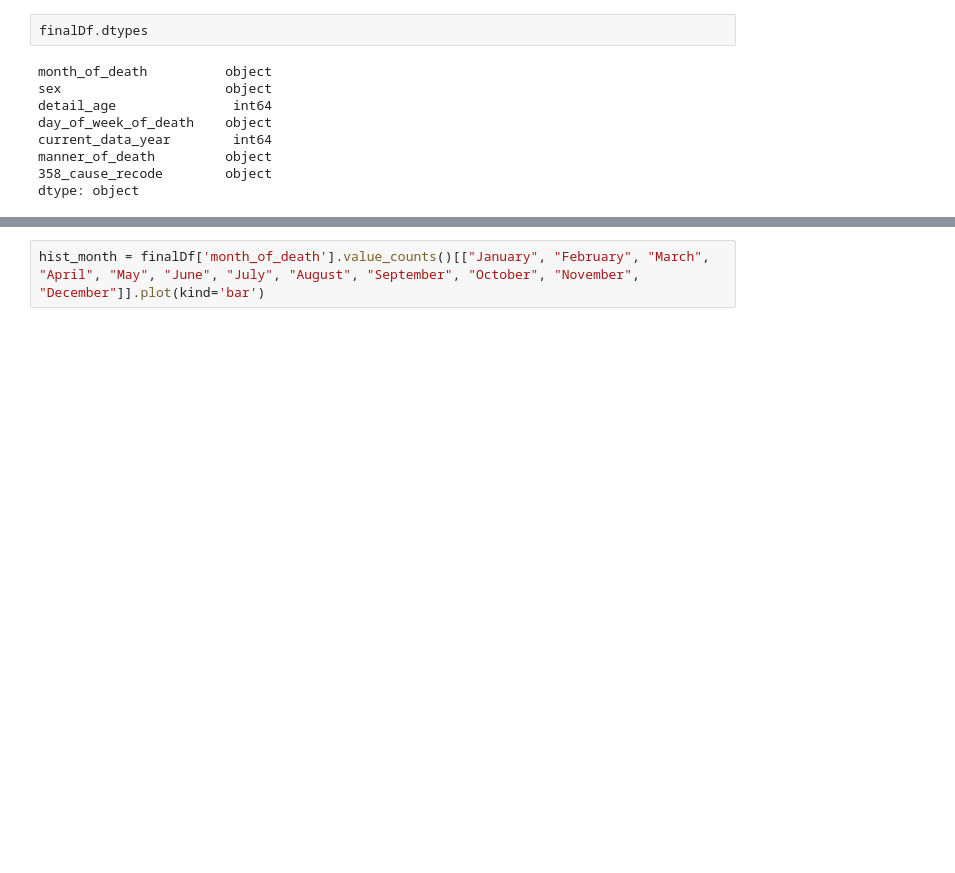
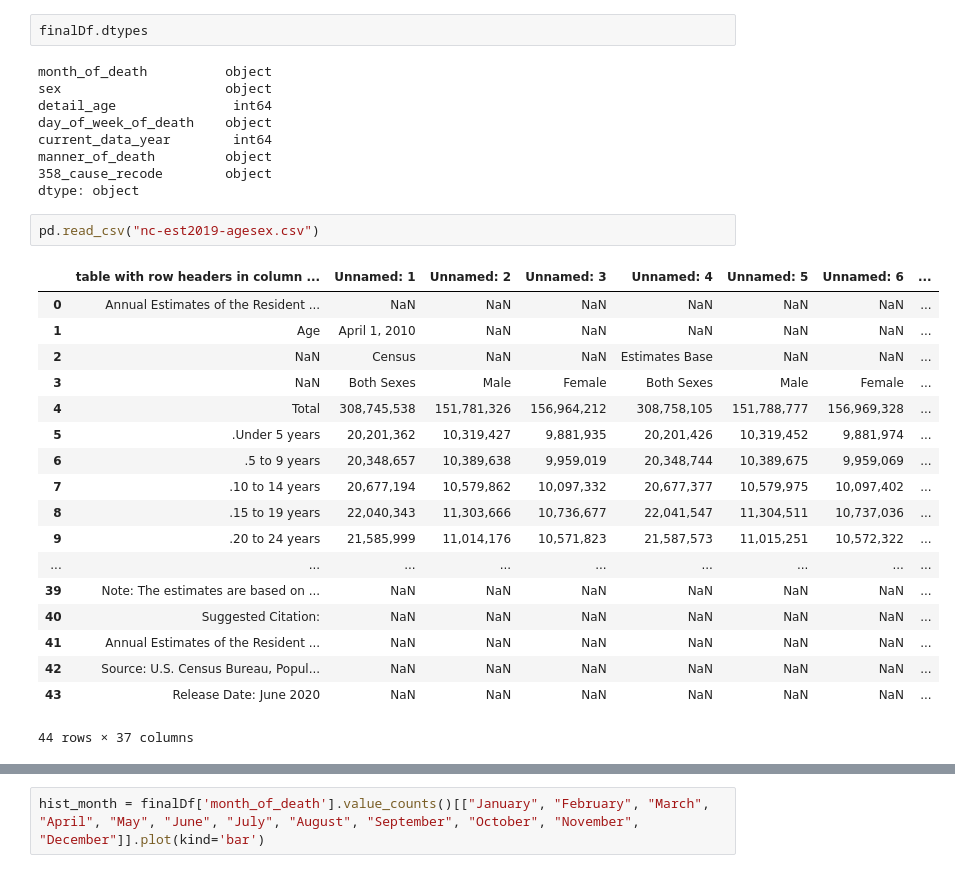
Before and after one commit to MimiBebe/Project-1Team3, a Jupyter notebook: Barbara.ipynb, the cells around one changed output, grey strips where cells are left out. Saved outputs shown, nothing was run; the diff lists cells and outputs as text; blank space fills up the shorter version.

```diff
--- a/Barbara.ipynb
+++ b/Barbara.ipynb
@@ -200,4 +206,25 @@ current_data_year        int64
 manner_of_death         object
 358_cause_recode        object
 dtype: object
+# %%
+pd.read_csv("nc-est2019-agesex.csv")
+# %% [output]
+|  | table with row headers in column ... | Unnamed: 1 | Unnamed: 2 | Unnamed: 3 | Unnamed: 4 | Unnamed: 5 | Unnamed: 6 | ... |
+| 0 | Annual Estimates of the Resident ... | NaN | NaN | NaN | NaN | NaN | NaN | ... |
+| 1 | Age | April 1, 2010 | NaN | NaN | NaN | NaN | NaN | ... |
+| 2 | NaN | Census | NaN | NaN | Estimates Base | NaN | NaN | ... |
+| 3 | NaN | Both Sexes | Male | Female | Both Sexes | Male | Female | ... |
+| 4 | Total | 308,745,538 | 151,781,326 | 156,964,212 | 308,758,105 | 151,788,777 | 156,969,328 | ... |
+| 5 | .Under 5 years | 20,201,362 | 10,319,427 | 9,881,935 | 20,201,426 | 10,319,452 | 9,881,974 | ... |
+| 6 | .5 to 9 years | 20,348,657 | 10,389,638 | 9,959,019 | 20,348,744 | 10,389,675 | 9,959,069 | ... |
+| 7 | .10 to 14 years | 20,677,194 | 10,579,862 | 10,097,332 | 20,677,377 | 10,579,975 | 10,097,402 | ... |
+| 8 | .15 to 19 years | 22,040,343 | 11,303,666 | 10,736,677 | 22,041,547 | 11,304,511 | 10,737,036 | ... |
+| 9 | .20 to 24 years | 21,585,999 | 11,014,176 | 10,571,823 | 21,587,573 | 11,015,251 | 10,572,322 | ... |
+| ... | ... | ... | ... | ... | ... | ... | ... | ... |
+| 39 | Note: The estimates are based on ... | NaN | NaN | NaN | NaN | NaN | NaN | ... |
+| 40 | Suggested Citation: | NaN | NaN | NaN | NaN | NaN | NaN | ... |
+| 41 | Annual Estimates of the Resident ... | NaN | NaN | NaN | NaN | NaN | NaN | ... |
+| 42 | Source: U.S. Census Bureau, Popul... | NaN | NaN | NaN | NaN | NaN | NaN | ... |
+| 43 | Release Date: June 2020 | NaN | NaN | NaN | NaN | NaN | NaN | ... |
+44 rows × 37 columns
 # %%
```
Also changed, not shown: parts of 6 cells of this notebook.
